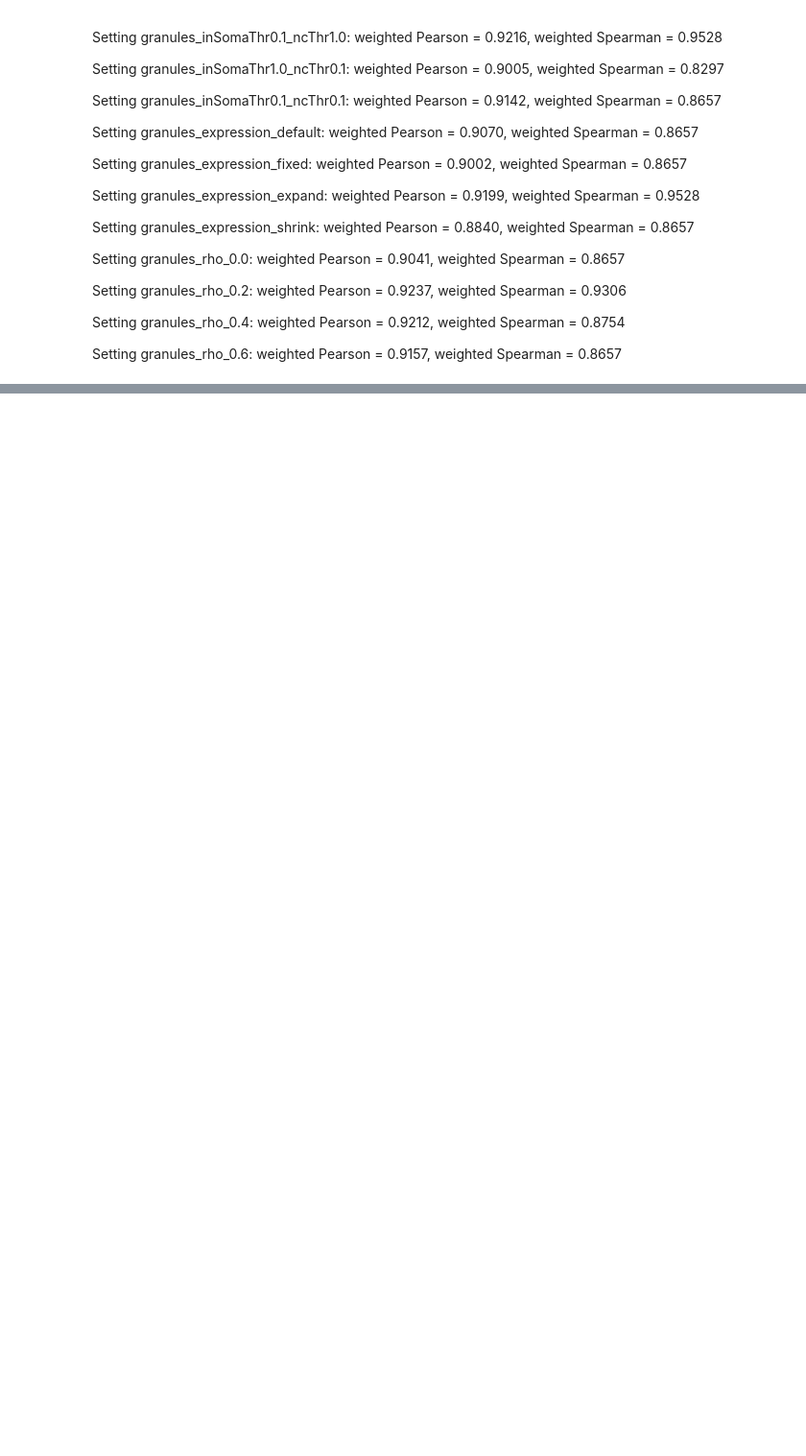
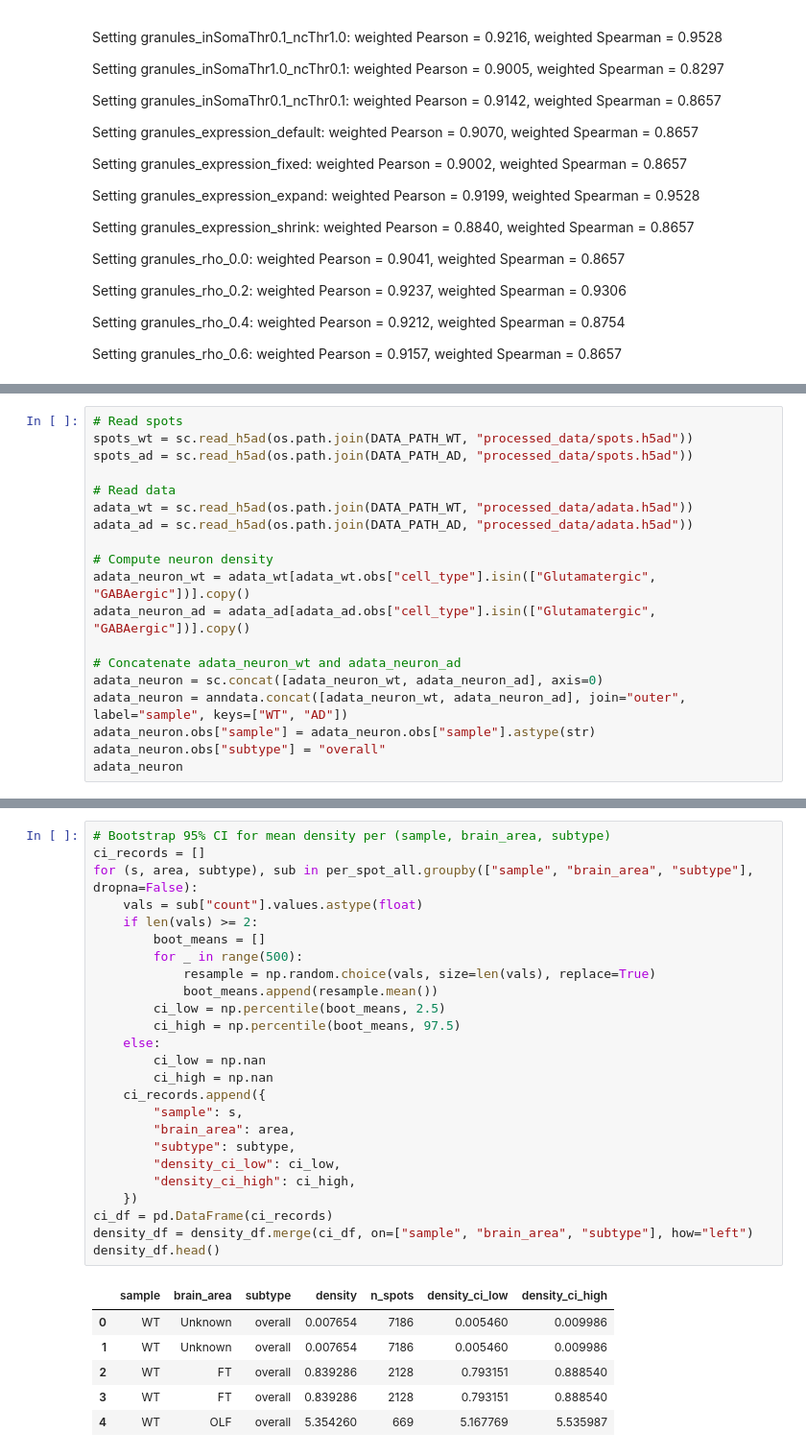
Before and after one commit to chen-yang-yuan/mcDETECT, a Jupyter notebook: code/benchmark/benchmark_subtyping.ipynb, the cells around one changed output, grey strips where cells are left out. Shown at 96% size. Saved outputs shown, nothing was run; the diff lists cells and outputs as text; blank space fills up the shorter version.

```diff
--- a/code/benchmark/benchmark_subtyping.ipynb
+++ b/code/benchmark/benchmark_subtyping.ipynb
@@ -1369,0 +918,19 @@ else:
+# %%
+# Read spots
+spots_wt = sc.read_h5ad(os.path.join(DATA_PATH_WT, "processed_data/spots.h5ad"))
+spots_ad = sc.read_h5ad(os.path.join(DATA_PATH_AD, "processed_data/spots.h5ad"))
+
+# Read data
+adata_wt = sc.read_h5ad(os.path.join(DATA_PATH_WT, "processed_data/adata.h5ad"))
+adata_ad = sc.read_h5ad(os.path.join(DATA_PATH_AD, "processed_data/adata.h5ad"))
+
+# Compute neuron density
+adata_neuron_wt = adata_wt[adata_wt.obs["cell_type"].isin(["Glutamatergic", "GABAergic"])].copy()
+adata_neuron_ad = adata_ad[adata_ad.obs["cell_type"].isin(["Glutamatergic", "GABAergic"])].copy()
+
+# Concatenate adata_neuron_wt and adata_neuron_ad
+adata_neuron = sc.concat([adata_neuron_wt, adata_neuron_ad], axis=0)
+adata_neuron = anndata.concat([adata_neuron_wt, adata_neuron_ad], join="outer", label="sample", keys=["WT", "AD"])
+adata_neuron.obs["sample"] = adata_neuron.obs["sample"].astype(str)
+adata_neuron.obs["subtype"] = "overall"
+adata_neuron
@@ -1369,0 +962,32 @@ else:
+# %%
+# Bootstrap 95% CI for mean density per (sample, brain_area, subtype)
+ci_records = []
+for (s, area, subtype), sub in per_spot_all.groupby(["sample", "brain_area", "subtype"], dropna=False):
+    vals = sub["count"].values.astype(float)
+    if len(vals) >= 2:
+        boot_means = []
+        for _ in range(500):
+            resample = np.random.choice(vals, size=len(vals), replace=True)
+            boot_means.append(resample.mean())
+        ci_low = np.percentile(boot_means, 2.5)
+        ci_high = np.percentile(boot_means, 97.5)
+    else:
+        ci_low = np.nan
+        ci_high = np.nan
+    ci_records.append({
+        "sample": s,
+        "brain_area": area,
+        "subtype": subtype,
+        "density_ci_low": ci_low,
+        "density_ci_high": ci_high,
+    })
+ci_df = pd.DataFrame(ci_records)
+density_df = density_df.merge(ci_df, on=["sample", "brain_area", "subtype"], how="left")
+density_df.head()
+# %% [output]
+|  | sample | brain_area | subtype | density | n_spots | density_ci_low | density_ci_high |
+| 0 | WT | Unknown | overall | 0.007654 | 7186 | 0.005460 | 0.009986 |
+| 1 | WT | Unknown | overall | 0.007654 | 7186 | 0.005460 | 0.009986 |
+| 2 | WT | FT | overall | 0.839286 | 2128 | 0.793151 | 0.888540 |
+| 3 | WT | FT | overall | 0.839286 | 2128 | 0.793151 | 0.888540 |
+| 4 | WT | OLF | overall | 5.354260 | 669 | 5.167769 | 5.535987 |
```
Also changed, not shown: parts of 17 cells of this notebook.
